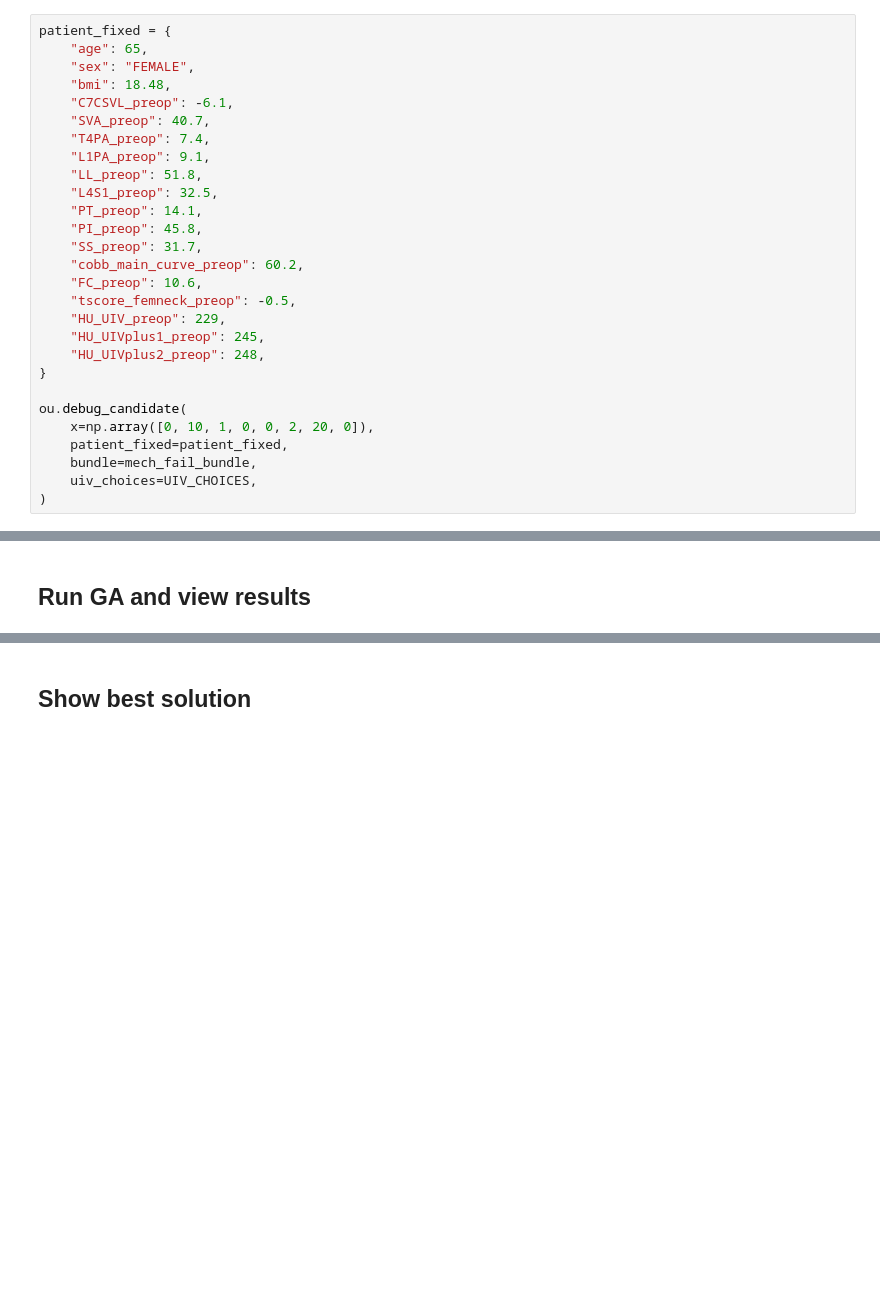
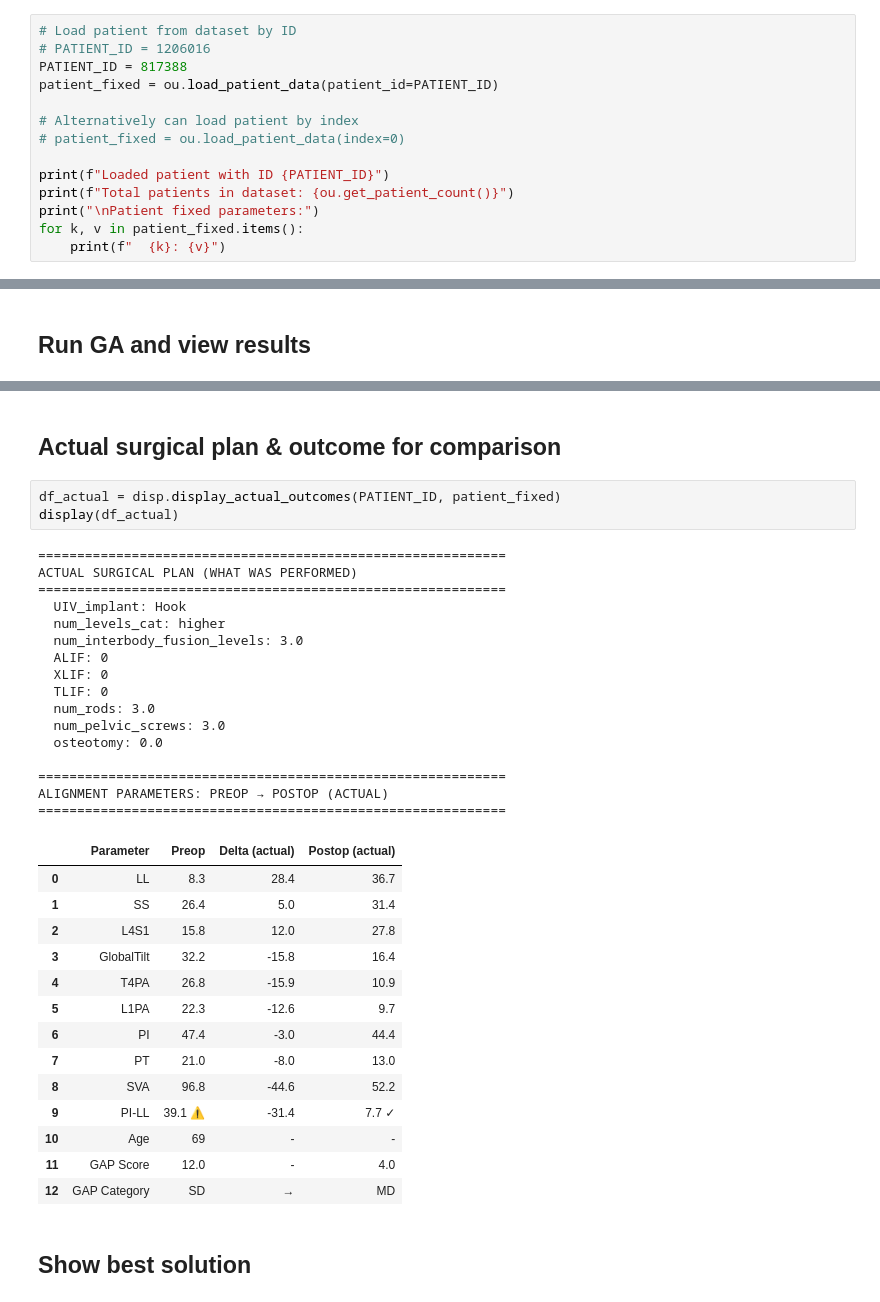
Before and after one commit to 124578-UW/Data-Science-Capstone, a Jupyter notebook: notebooks/05_optimization.ipynb, the cells around one changed output, grey strips where cells are left out. Cells and saved outputs as stored; diff of their text form; blank space fills up the shorter version.

```diff
--- a/notebooks/05_optimization.ipynb
+++ b/notebooks/05_optimization.ipynb
@@ -59,30 +143,16 @@ print(pd.DataFrame([xl, xu], index=["xl","xu"], columns=cols))
 # %% [markdown]
 ## Test Patient w fixed parameters
 # %%
-patient_fixed = {
-    "age": 65,
-    "sex": "FEMALE",
-    "bmi": 18.48,
-    "C7CSVL_preop": -6.1,
-    "SVA_preop": 40.7,
-    "T4PA_preop": 7.4,
-    "L1PA_preop": 9.1,
-    "LL_preop": 51.8,
-    "L4S1_preop": 32.5,
-    "PT_preop": 14.1,
-    "PI_preop": 45.8,
-    "SS_preop": 31.7,
-    "cobb_main_curve_preop": 60.2,
-    "FC_preop": 10.6,
-    "tscore_femneck_preop": -0.5,
-    "HU_UIV_preop": 229,
-    "HU_UIVplus1_preop": 245,
-    "HU_UIVplus2_preop": 248,
-}
+# Load patient from dataset by ID
+# PATIENT_ID = 1206016
+PATIENT_ID = 817388
+patient_fixed = ou.load_patient_data(patient_id=PATIENT_ID)
 
-ou.debug_candidate(
-    x=np.array([0, 10, 1, 0, 0, 2, 20, 0]),
-    patient_fixed=patient_fixed,
-    bundle=mech_fail_bundle,
-    uiv_choices=UIV_CHOICES,
-)
+# Alternatively can load patient by index
+# patient_fixed = ou.load_patient_data(index=0)
+
+print(f"Loaded patient with ID {PATIENT_ID}")
+print(f"Total patients in dataset: {ou.get_patient_count()}")
+print("\nPatient fixed parameters:")
+for k, v in patient_fixed.items():
+    print(f"  {k}: {v}")
@@ -134,3 +220,39 @@ res = minimize(
+# %% [markdown]
+## Actual surgical plan & outcome for comparison
+# %%
+df_actual = disp.display_actual_outcomes(PATIENT_ID, patient_fixed)
+display(df_actual)
+# %% [output]
+============================================================
+ACTUAL SURGICAL PLAN (WHAT WAS PERFORMED)
+============================================================
+  UIV_implant: Hook
+  num_levels_cat: higher
+  num_interbody_fusion_levels: 3.0
+  ALIF: 0
+  XLIF: 0
+  TLIF: 0
+  num_rods: 3.0
+  num_pelvic_screws: 3.0
+  osteotomy: 0.0
+
+============================================================
+ALIGNMENT PARAMETERS: PREOP → POSTOP (ACTUAL)
+============================================================
+|  | Parameter | Preop | Delta (actual) | Postop (actual) |
+| 0 | LL | 8.3 | 28.4 | 36.7 |
+| 1 | SS | 26.4 | 5.0 | 31.4 |
+| 2 | L4S1 | 15.8 | 12.0 | 27.8 |
+| 3 | GlobalTilt | 32.2 | -15.8 | 16.4 |
+| 4 | T4PA | 26.8 | -15.9 | 10.9 |
+| 5 | L1PA | 22.3 | -12.6 | 9.7 |
+| 6 | PI | 47.4 | -3.0 | 44.4 |
+| 7 | PT | 21.0 | -8.0 | 13.0 |
+| 8 | SVA | 96.8 | -44.6 | 52.2 |
+| 9 | PI-LL | 39.1 ⚠ | -31.4 | 7.7 ✓ |
+| 10 | Age | 69 | - | - |
+| 11 | GAP Score | 12.0 | - | 4.0 |
+| 12 | GAP Category | SD | → | MD |
 # %% [markdown]
 ## Show best solution
 # %%
```
Also changed, not shown: parts of 16 cells of this notebook, 12 other files.
